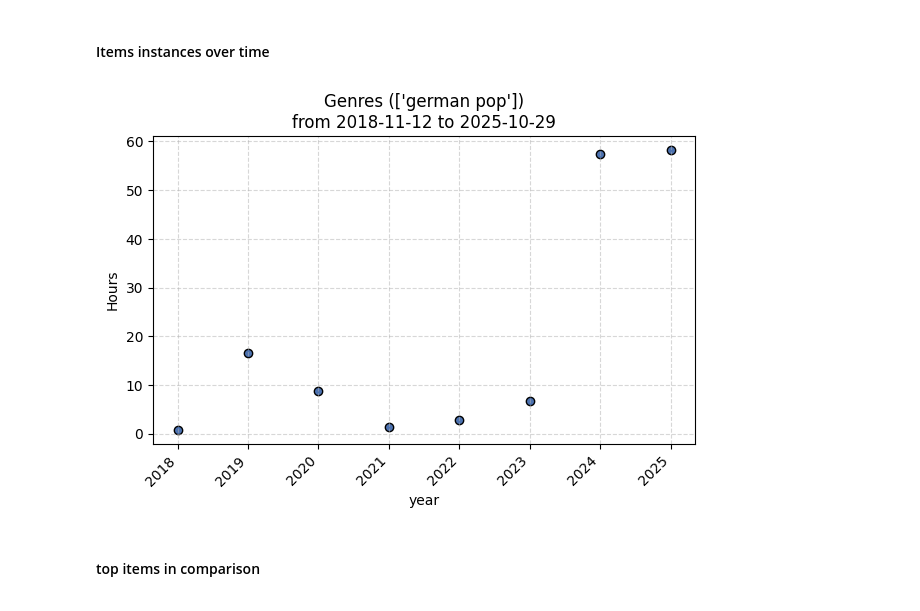
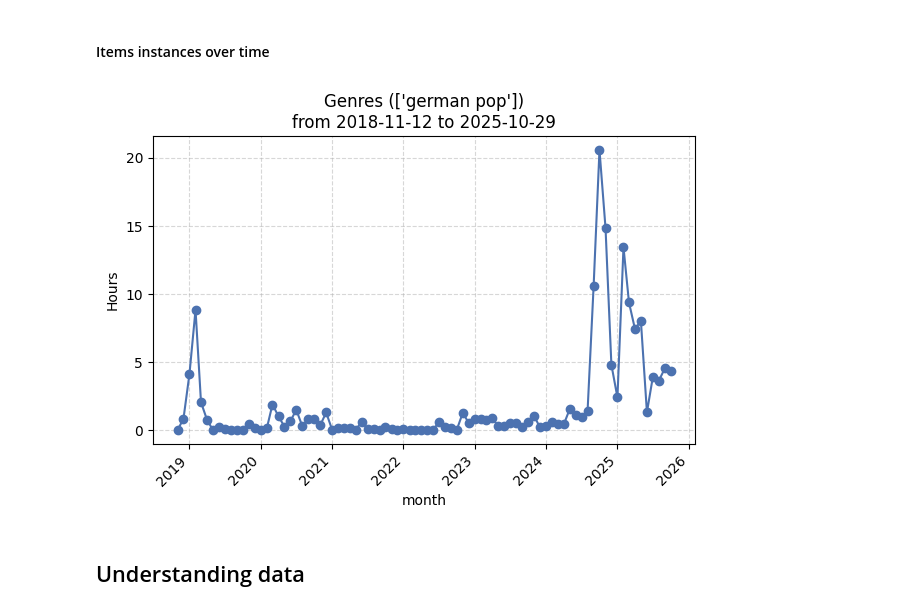
Before and after one commit to Innisvysom2/betterWrapped, a Jupyter notebook: betterWrapped.ipynb, the cells around one changed output. Saved outputs shown, nothing was run; the diff lists cells and outputs as text; code cells hidden in the pictures.

Commit message:
first entry to "understanding data", creating a specifc plot

```diff
--- a/betterWrapped.ipynb
+++ b/betterWrapped.ipynb
@@ -387,6 +417,22 @@ def scatter_plot(x_values, y_values, start, end, title="Scatter Plot", x_label="
 
     plt.show()
     return
+# %%
+def plot(x_values, y_values, start, end, title="Scatter Plot", x_label="X", y_label="Y"):
+    fig, ax = plt.subplots(figsize=(7, 4))
+
+    scatter = ax.plot(x_values, y_values, linestyle="-", marker="o", color="#4C72B0")
+
+    ax.set_title(f"{title}\nfrom {start.date()} to {end.date()}")
+    ax.set_xlabel(x_label)
+    ax.set_ylabel(y_label)
+
+    plt.setp(ax.get_xticklabels(), rotation=45, ha='right')
+
+    ax.grid(linestyle="--", alpha=0.5)
+
+    plt.show()
+    return
 # %%
 def get_listening_dates_counted(attribute, item, measuring_value, start, end, format):
     if attribute == "genre":
@@ -427,17 +473,17 @@ def get_listening_dates_counted(attribute, item, measuring_value, start, end, fo
 # %%
 attribute = "genre" #artist_name, track_name, genre, album_name, country_name, region_name, city_name or platform
 item = ["german pop"] #enter an item (or items) contained in attribute
 measuring_value = "h_played" #count, ms_played, s_played, min_played, h_played, d_played
 start = time_scope("first") #"year-month-day" or "first"
 end = time_scope("last") #"year-month-day" or "last"
-format = "year" #average_monthday, average_weekday, average_month, day, month, year
+format = "month" #average_monthday, average_weekday, average_month, day, month, year
 
 x = get_listening_dates_counted(attribute, item, measuring_value, start, end, format)["date"]
 y = get_listening_dates_counted(attribute, item, measuring_value, start, end, format)[measuring_value]
-scatter_plot(x, y, start, end, f"{dict_att_disp[attribute]}s ({item})", format, dict_att_disp[measuring_value])
+plot(x, y, start, end, f"{dict_att_disp[attribute]}s ({item})", format, dict_att_disp[measuring_value])
 # %% [output]
-[figure, old version]
+[figure, new version]
 # %% [markdown]
-#### top items in comparison
+## Understanding data
 # %%
 attribute = "genre" #artist_name, track_name, genre, album_name, country_name, region_name, city_name or platform
```
Also changed, not shown: parts of 12 cells of this notebook.
